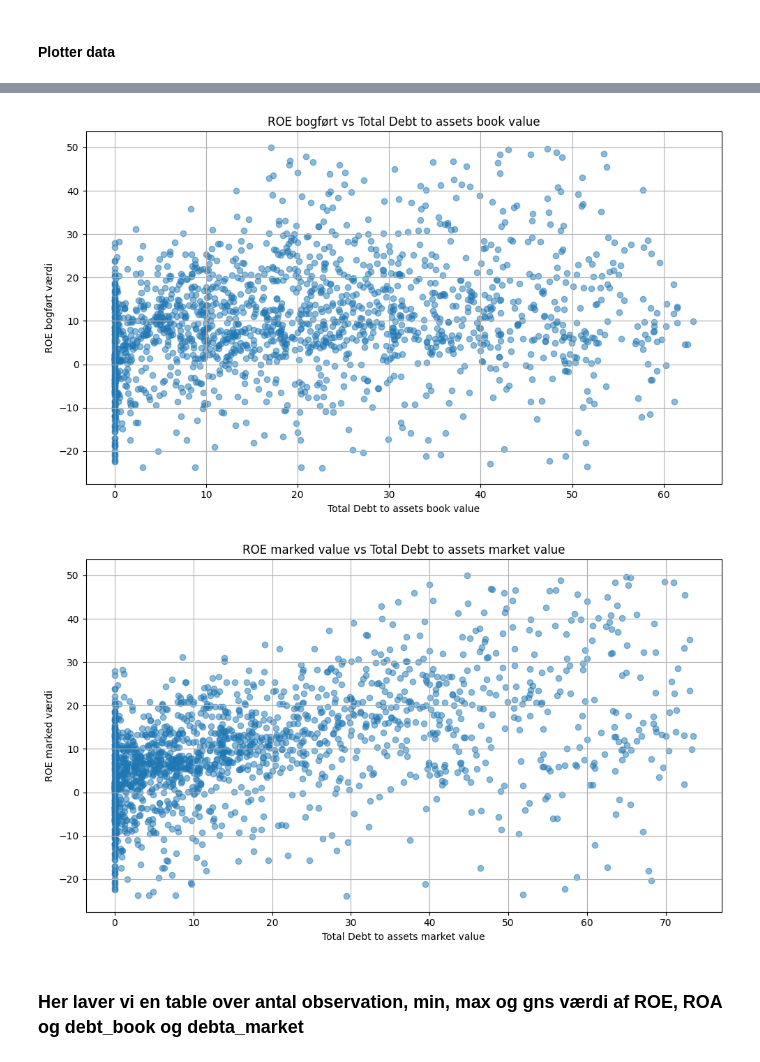
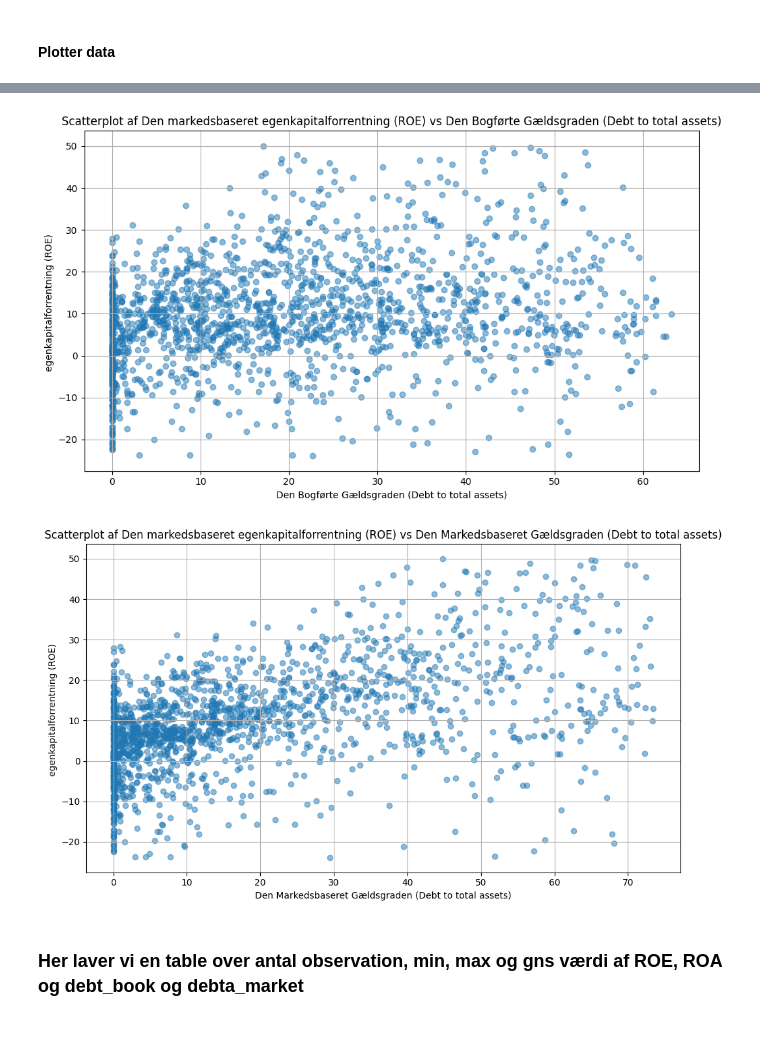
Before and after one commit to MarcusHonore/Seminar-Corporate-Finance, a Jupyter notebook: program til markedsværdier.ipynb, the cells around one changed output, grey strips where cells are left out. Drawn from its saved outputs; the diff is of its cells as text; code cells hidden in the pictures; blank space fills up the shorter version.

```diff
--- a/program til markedsværdier.ipynb
+++ b/program til markedsværdier.ipynb
@@ -268,28 +268,28 @@ plt.tight_layout()
 # %%
 # Check the shape of the trimmed data
 data_filter = data_test.copy()
 
 # first plot 'Tobins Q' against 'Total Debt to Total Equity, Percent'
 plt.figure(figsize=(10, 6))
 plt.scatter(data_trimmed['debt_book_value'], data_trimmed['ROE_market_value'], alpha=0.5)
-plt.title('ROE bogført vs Total Debt to assets book value')
-plt.xlabel('Total Debt to assets book value')
-plt.ylabel('ROE bogført værdi')
+plt.title('Scatterplot af Den markedsbaseret egenkapitalforrentning (ROE) vs Den Bogførte Gældsgraden (Debt to total assets)')
+plt.xlabel('Den Bogførte Gældsgraden (Debt to total assets)')
+plt.ylabel('egenkapitalforrentning (ROE) ')
 plt.grid(True)
 plt.tight_layout()
-#plt.savefig('Tobins Q_vs_TDTE_filter.png', dpi=300)  # Save figure
+plt.savefig('ROE til bog gæld.png', dpi=300)  # Save figure
 
 plt.figure(figsize=(10, 6))
 plt.scatter(data_trimmed['debt_market_value'], data_trimmed['ROE_market_value'], alpha=0.5)
-plt.title('ROE marked value vs Total Debt to assets market value')
-plt.xlabel('Total Debt to assets market value')
-plt.ylabel('ROE marked værdi')
+plt.title('Scatterplot af Den markedsbaseret egenkapitalforrentning (ROE) vs Den Markedsbaseret Gældsgraden (Debt to total assets)')
+plt.xlabel('Den Markedsbaseret Gældsgraden (Debt to total assets)')
+plt.ylabel('egenkapitalforrentning (ROE) ')
 plt.grid(True)
 plt.tight_layout()
-#plt.savefig('Tobins Q_vs_TDTE_trimmed.png', dpi=300)  # Save figure
+plt.savefig('ROE til marked gæld.png', dpi=300)  # Save figure
 # %% [output]
-[figure, old version]
+[figure, new version]
-[figure, old version]
+[figure, new version]
 # %% [markdown]
 ### Her laver vi en table over antal observation, min, max og gns værdi af ROE, ROA og debt_book og debta_market
 # %%
```
Also changed, not shown: parts of 36 cells of this notebook, 4 other files.
